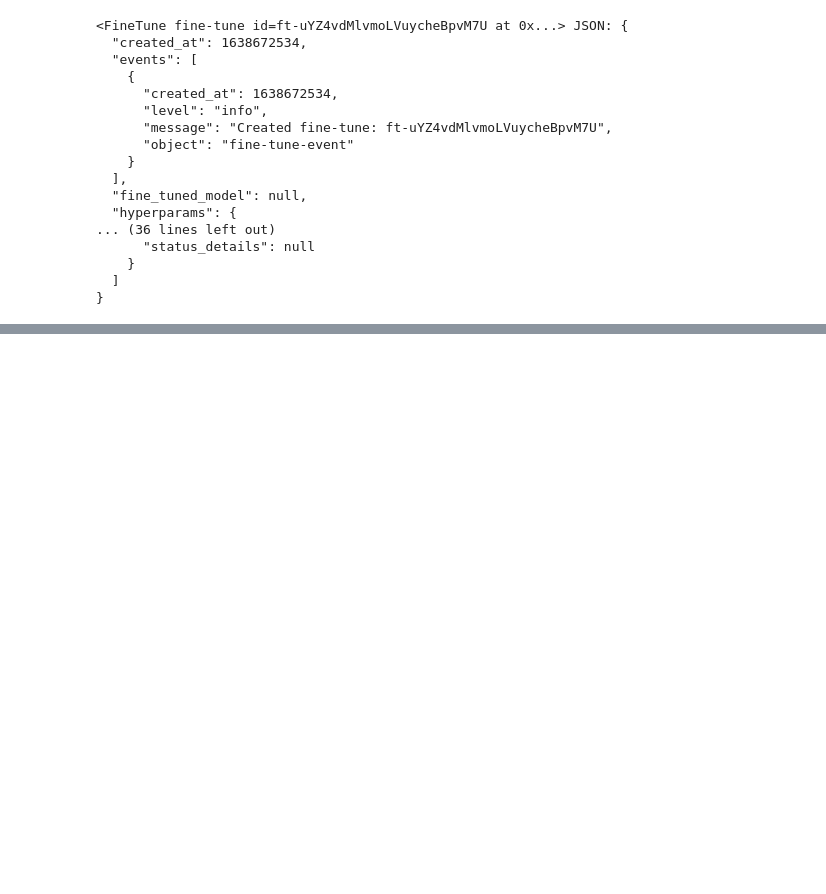
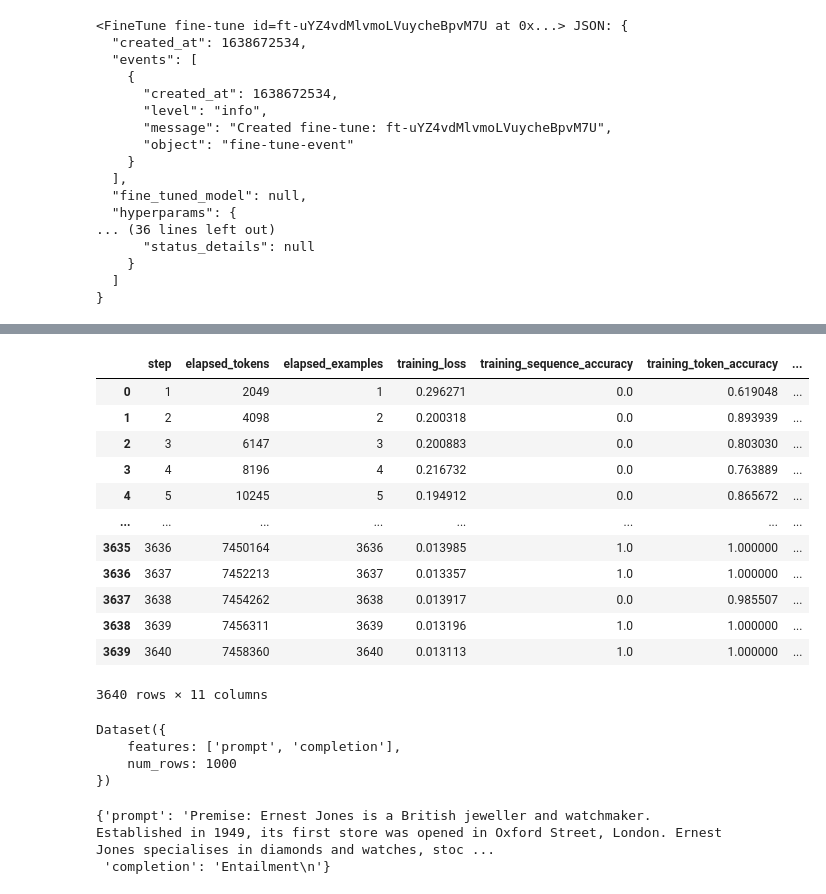
Before and after one commit to mingiryu/fp-dataset-artifacts, a Jupyter notebook: notebooks/fine tuning - anli.ipynb, the cells around one changed output, grey strips where cells are left out. Cells and saved outputs as stored; diff of their text form; code cells hidden in the pictures; blank space fills up the shorter version.

Commit message:
Update on fine tuning and save results file

```diff
--- a/notebooks/fine tuning - anli.ipynb
+++ b/notebooks/fine tuning - anli.ipynb
@@ -176,0 +182,31 @@ openai.FineTune.retrieve('ft-uYZ4vdMlvmoLVuycheBpvM7U')
+# %%
+df = pd.read_csv('../results/anli_results.csv')
+df
+# %% [output]
+|  | step | elapsed_tokens | elapsed_examples | training_loss | training_sequence_accuracy | training_token_accuracy | ... |
+| 0 | 1 | 2049 | 1 | 0.296271 | 0.0 | 0.619048 | ... |
+| 1 | 2 | 4098 | 2 | 0.200318 | 0.0 | 0.893939 | ... |
+| 2 | 3 | 6147 | 3 | 0.200883 | 0.0 | 0.803030 | ... |
+| 3 | 4 | 8196 | 4 | 0.216732 | 0.0 | 0.763889 | ... |
+| 4 | 5 | 10245 | 5 | 0.194912 | 0.0 | 0.865672 | ... |
+| ... | ... | ... | ... | ... | ... | ... | ... |
+| 3635 | 3636 | 7450164 | 3636 | 0.013985 | 1.0 | 1.000000 | ... |
+| 3636 | 3637 | 7452213 | 3637 | 0.013357 | 1.0 | 1.000000 | ... |
+| 3637 | 3638 | 7454262 | 3638 | 0.013917 | 0.0 | 0.985507 | ... |
+| 3638 | 3639 | 7456311 | 3639 | 0.013196 | 1.0 | 1.000000 | ... |
+| 3639 | 3640 | 7458360 | 3640 | 0.013113 | 1.0 | 1.000000 | ... |
+3640 rows × 11 columns
+# %%
+test_r1 = data['test_r1'].map(map_finetune_train)
+test_r1 = test_r1.remove_columns(['uid', 'reason', 'premise', 'hypothesis', 'label'])
+test_r1
+# %% [output]
+Dataset({
+    features: ['prompt', 'completion'],
+    num_rows: 1000
+})
+# %%
+test_r1[0]
+# %% [output]
+{'prompt': 'Premise: Ernest Jones is a British jeweller and watchmaker. Established in 1949, its first store was opened in Oxford Street, London. Ernest Jones specialises in diamonds and watches, stoc ...
+ 'completion': 'Entailment\n'}
```
Also changed, not shown: parts of 10 cells of this notebook, 5 other files.
